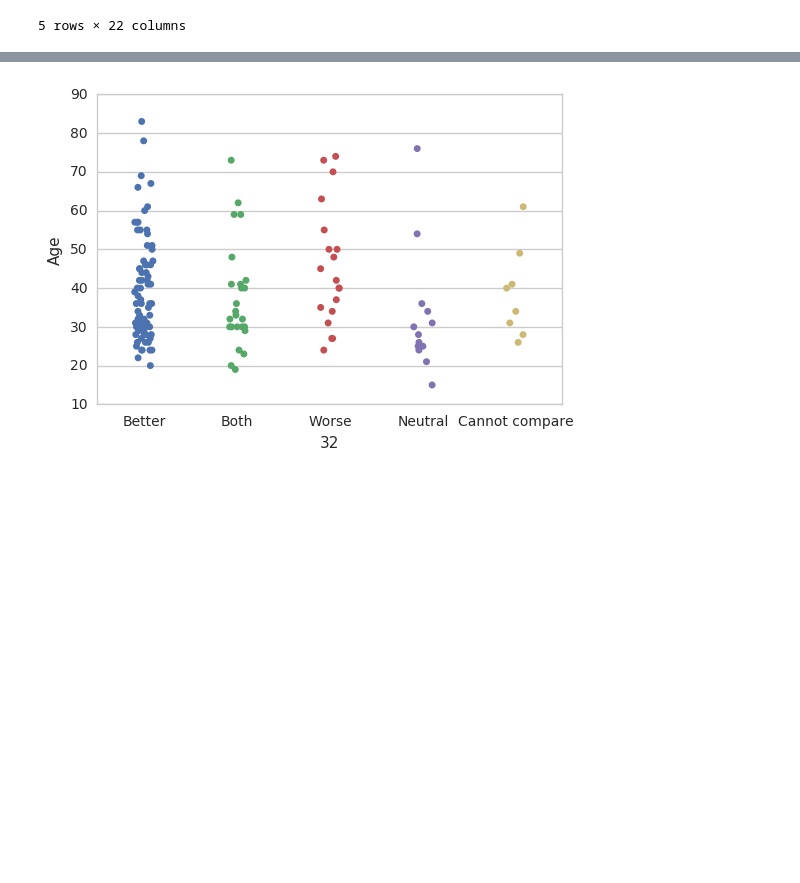
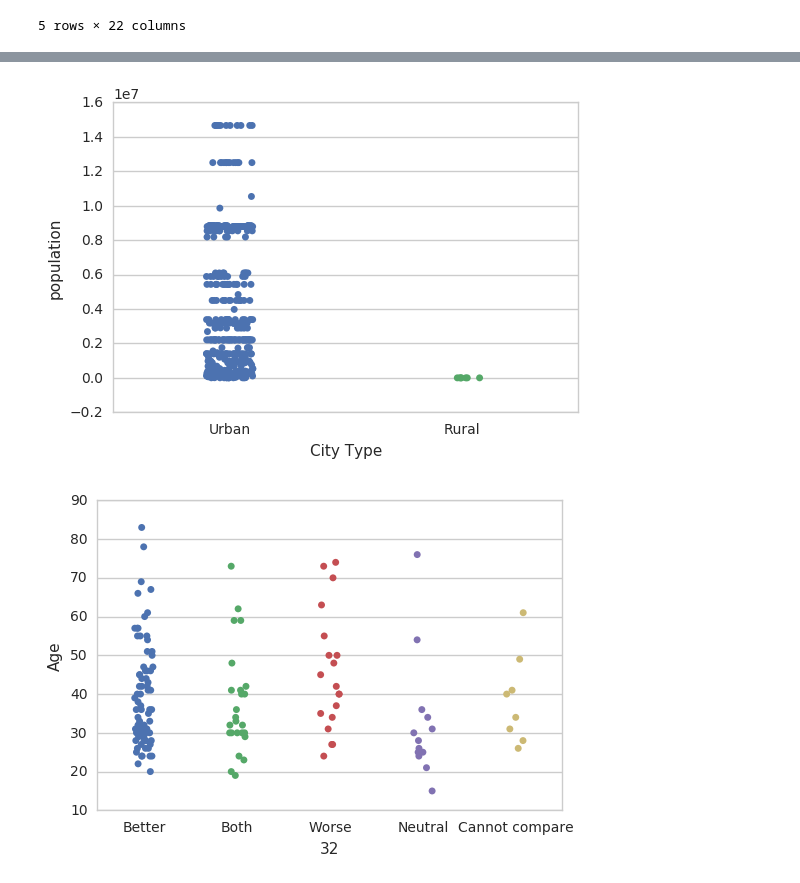
Before and after one commit to emaulandi/20-questions-to-the-world-data, a Jupyter notebook: analysis/20Q_analysis.ipynb, the cells around one changed output, grey strips where cells are left out. Drawn from its saved outputs; the diff is of its cells as text; code cells hidden in the pictures; blank space fills up the shorter version.

```diff
--- a/analysis/20Q_analysis.ipynb
+++ b/analysis/20Q_analysis.ipynb
@@ -239 +264,5 @@ df_people[['Gender','Age','AgeCategory']].to_csv('peopleWithCategories.csv')
+# %%
+sns.stripplot(x="City Type", y="population", data=df_valid_population, jitter=True);
+# %% [output]
+[figure, added]
 # %%
```
Also changed, not shown: parts of 6 cells of this notebook.
